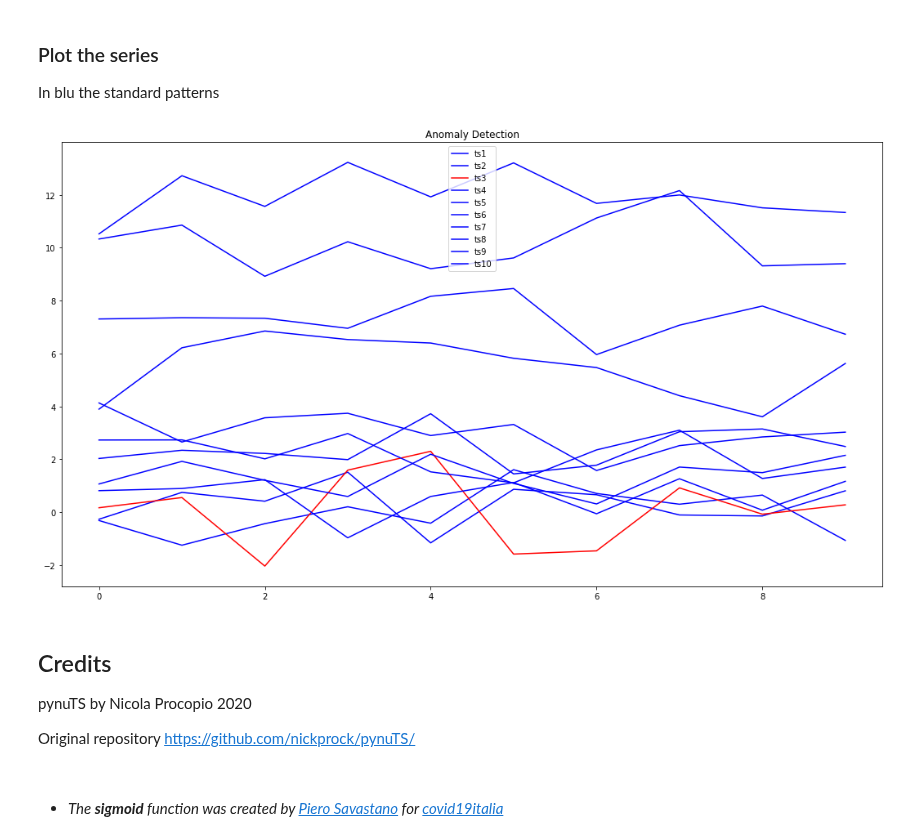
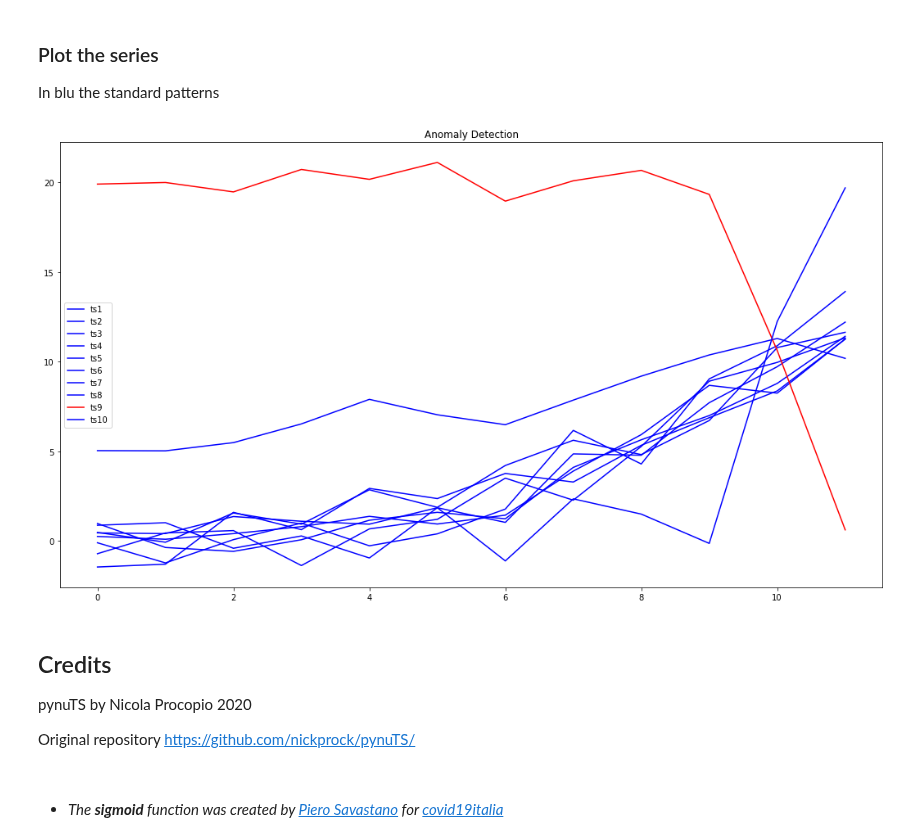
Before and after one commit to nickprock/pynuTS, a Jupyter notebook: demos/SAXEncoding_Demo.ipynb, the cells around one changed output. Cells and saved outputs as stored; diff of their text form; code cells hidden in the pictures.

```diff
--- a/demos/SAXEncoding_Demo.ipynb
+++ b/demos/SAXEncoding_Demo.ipynb
@@ -103,7 +84,7 @@ We choose a window size 4. We reduct the 12 periods in 3 periods, like quarters
 # %%
 sax = NaiveSAX(windows=4)
 # %%
-sax_strings = np.apply_along_axis(sax.fit_transform, 1, X)
+sax_strings = np.apply_along_axis(sax.fit_transform, 1, X.T)
 # %% [markdown]
 ## Dimensionality Reduction with **Piecewise Aggregate Approximation**
 
@@ -116,5 +97,6 @@ array(['CAB', 'ACB', 'BAC', 'ACB', 'ABC', 'CBA', 'ABC', 'CAB', 'CBA',
 # %% [markdown]
 We create a new column and we count the occorrence
-# %%
-X["sax_strings"]=sax_strings
+# %%
+anomayX = X.T
+anomayX["sax_strings"]=sax_strings
 # %%
@@ -123,5 +105,5 @@ count = X.sax_strings.value_counts().reset_index()
 Now we define when a time series is an anomaly. In this example an anomaly is a time series with frequency 1.
 # %%
 anomaly_limit=1
-X["anomaly"] = False
-X.loc[X['sax_strings'].isin(count.loc[count['sax_strings']==anomaly_limit, 'index']),'anomaly']=True
+anomayX["anomaly"] = False
+anomayX.loc[anomayX['sax_strings'].isin(count.loc[count['sax_strings']==anomaly_limit, 'index']),'anomaly']=True
@@ -131,17 +127,17 @@ X.loc[X['sax_strings'].isin(count.loc[count['sax_strings']==anomaly_limit, 'inde
 In blu the standard patterns
 # %%
 plt.figure(figsize=(18,10))
-for i in range(X.shape[0]):
-    if X.iloc[i,-1]:
+for i in range(anomayX.shape[0]):
+    if anomayX.iloc[i,-1]:
         col = 'r'
     else:
         col = 'b'
-    plt.plot(X.iloc[i,:-2], col)
+    plt.plot(anomayX.iloc[i,:-2], col)
 plt.legend(["ts1", "ts2","ts3","ts4","ts5","ts6","ts7","ts8","ts9","ts10"])
 plt.title("Anomaly Detection")
 plt.show()
 # %% [output]
-[figure, old version]
+[figure, new version]
 # %% [markdown]
 ## Credits
 
```
Also changed, not shown: parts of 8 cells of this notebook.
